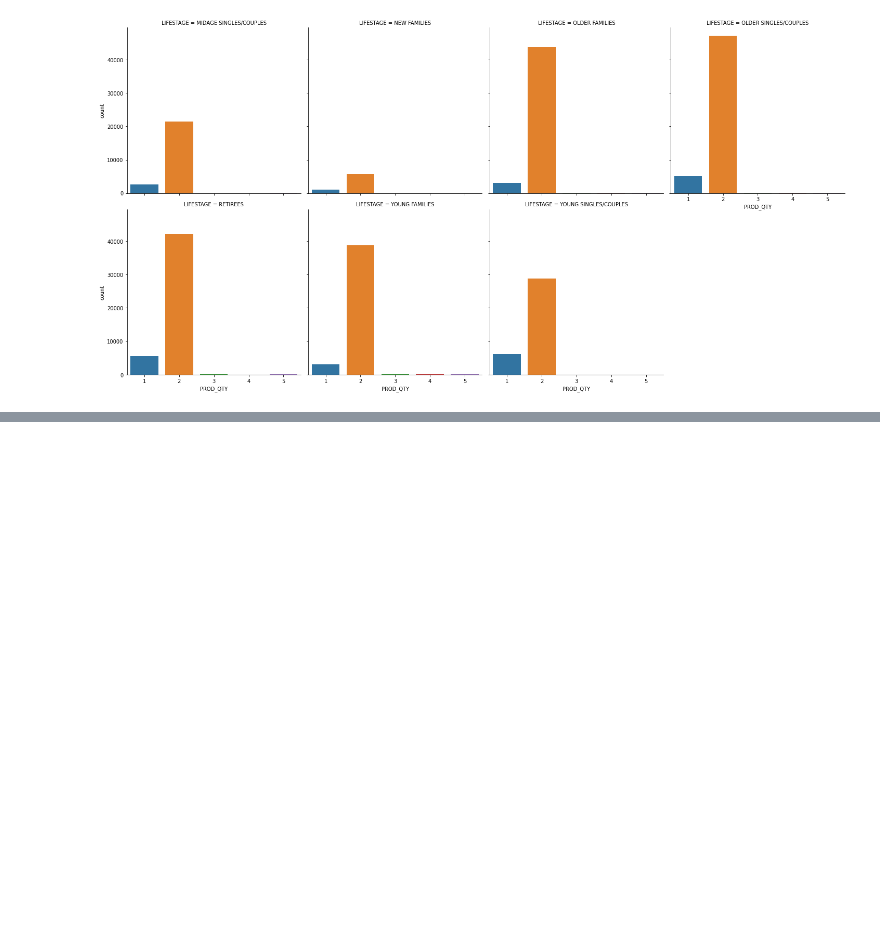
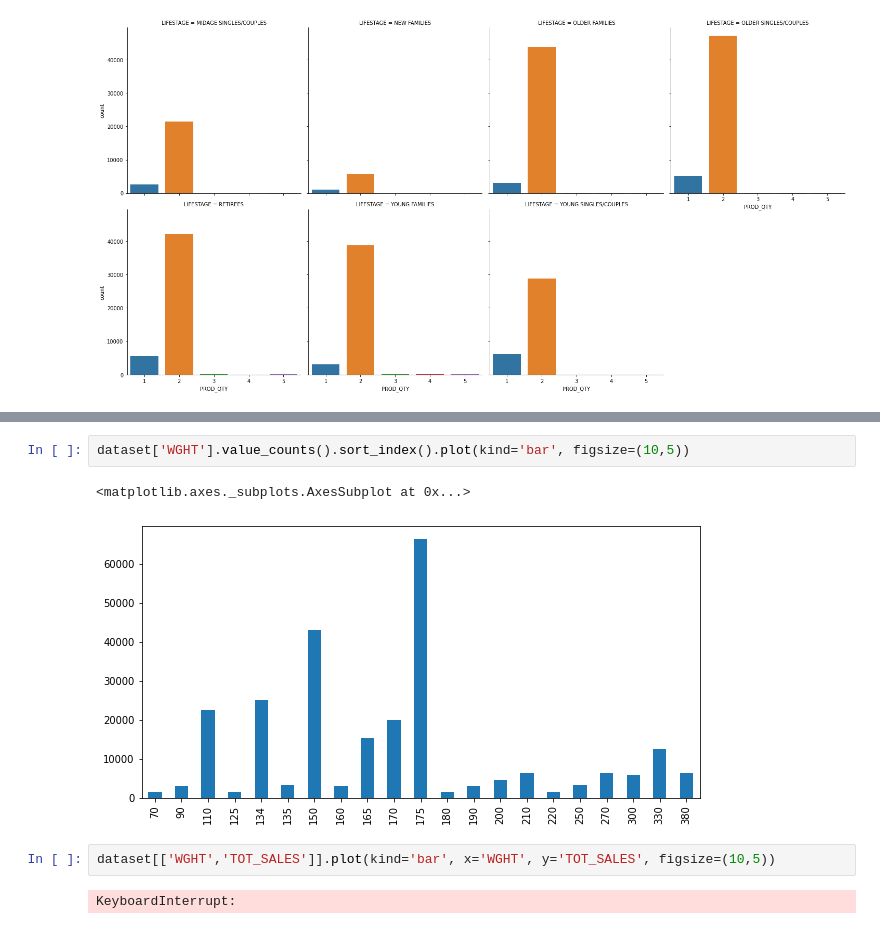
Before and after one commit to usamatrq94/Quantium-Intership, a Jupyter notebook: Q1- week1.ipynb, the cells around one changed output, grey strips where cells are left out. Cells and saved outputs as stored; diff of their text form; blank space fills up the shorter version.

```diff
--- a/Q1- week1.ipynb
+++ b/Q1- week1.ipynb
@@ -419,0 +491,9 @@ sns.catplot(col='LIFESTAGE', x='PROD_QTY', data=dataset, kind='count', col_wrap=
+# %%
+dataset['WGHT'].value_counts().sort_index().plot(kind='bar', figsize=(10,5))
+# %% [output]
+<matplotlib.axes._subplots.AxesSubplot at 0x...>
+[figure, added]
+# %%
+dataset[['WGHT','TOT_SALES']].plot(kind='bar', x='WGHT', y='TOT_SALES', figsize=(10,5))
+# %% [output]
+KeyboardInterrupt:
```
Also changed, not shown: parts of 3 cells of this notebook.
